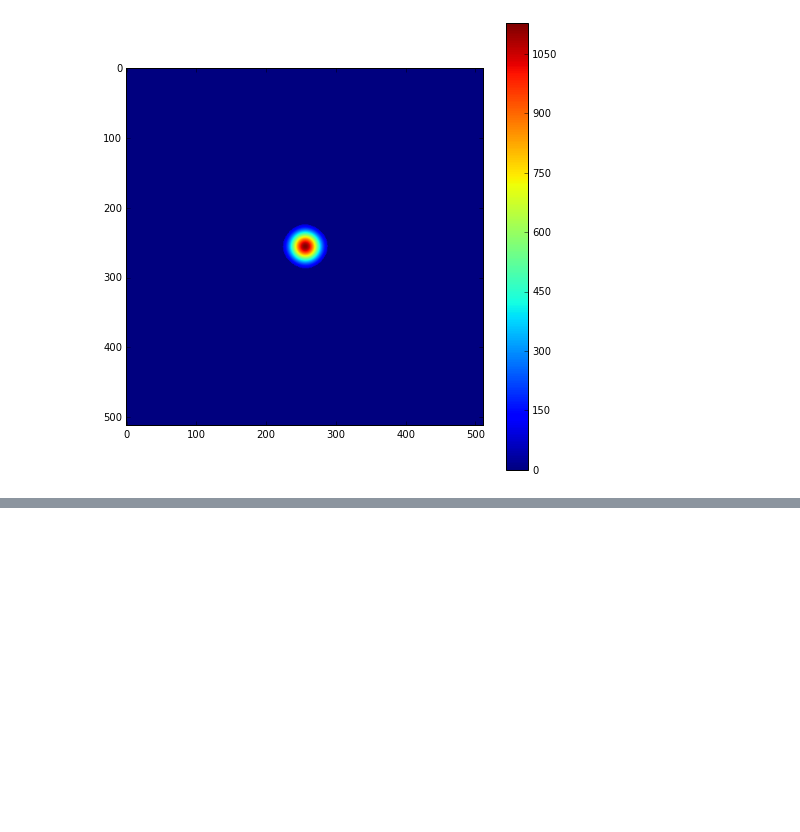
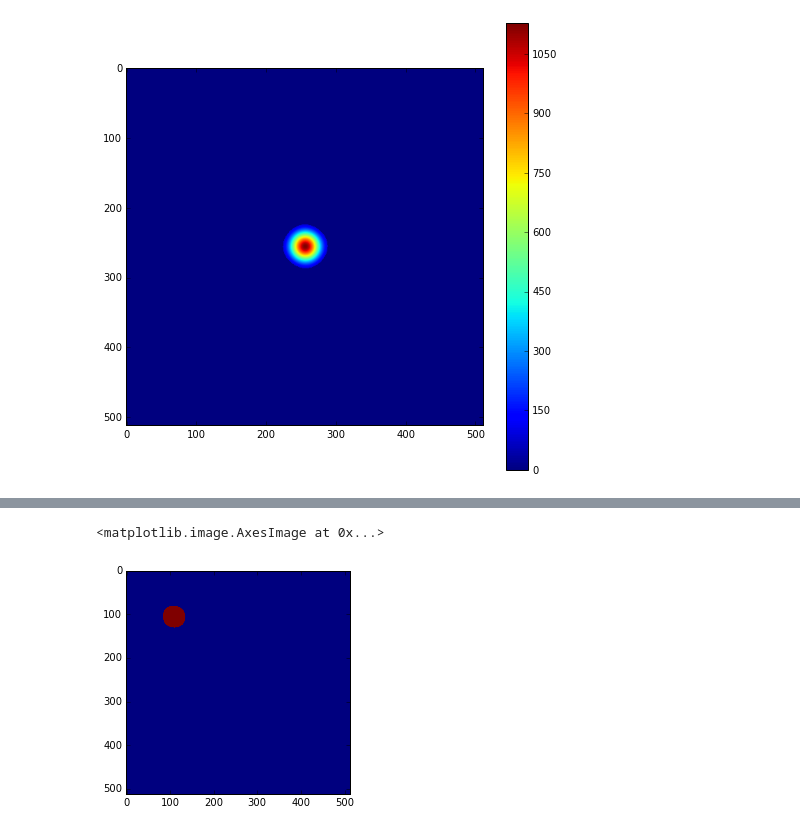
Before and after one commit to nsmidth/CPSLO-Speckle-Reduction, a Jupyter notebook: 15-12-11_centroids.ipynb, the cells around one changed output, grey strips where cells are left out. Drawn from its saved outputs; the diff is of its cells as text; code cells hidden in the pictures; blank space fills up the shorter version.

```diff
--- a/15-12-11_centroids.ipynb
+++ b/15-12-11_centroids.ipynb
@@ -215,0 +240,5 @@ plt.colorbar()
+# %%
+plt.imshow(mask_side[1])
+# %% [output]
+<matplotlib.image.AxesImage at 0x...>
+[figure, added]
```
Also changed, not shown: parts of 3 cells of this notebook.
